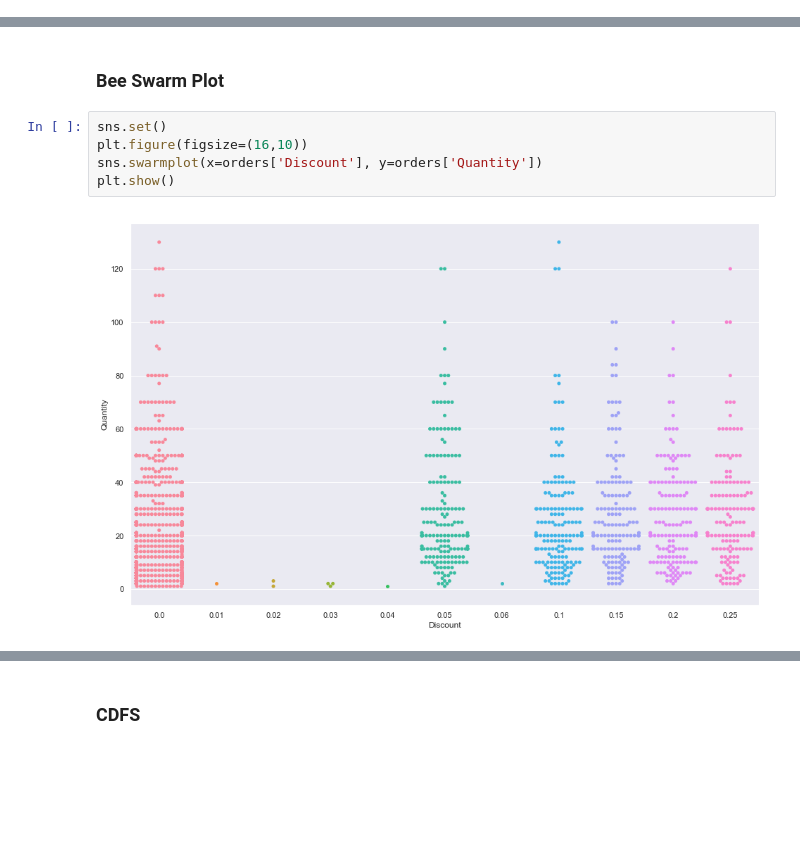
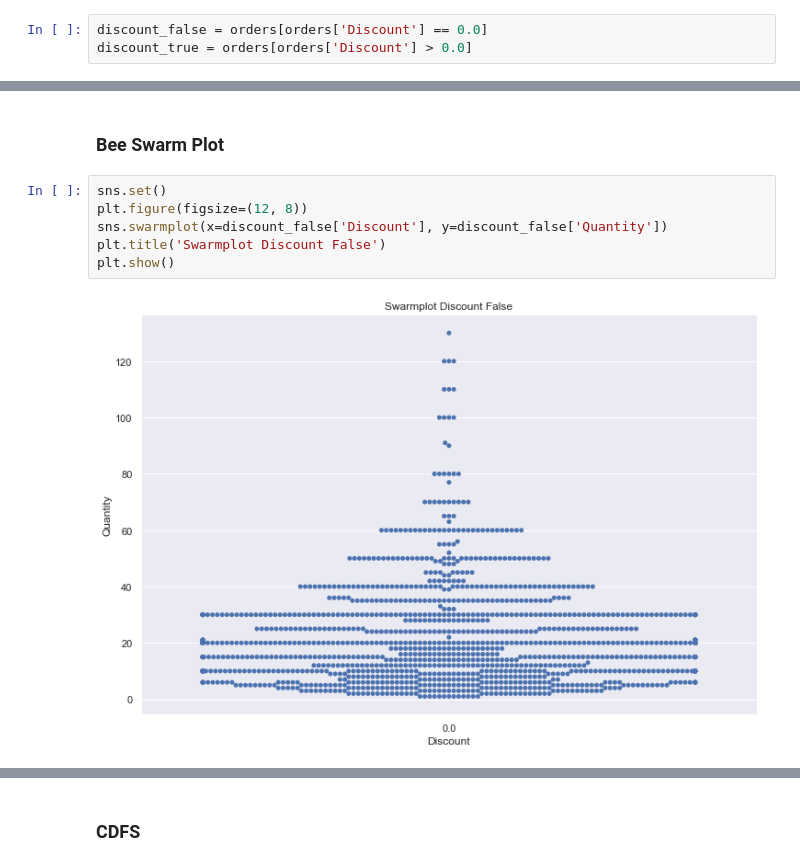
Before and after one commit to nitdip/dsc-2-final-project-online-ds-pt-100118, a Jupyter notebook: student.ipynb, the cells around one changed output, grey strips where cells are left out. Drawn from its saved outputs; the diff is of its cells as text; blank space fills up the shorter version.

```diff
--- a/student.ipynb
+++ b/student.ipynb
@@ -145,0 +153,3 @@ quantity = orders['Quantity']
+# %%
+discount_false = orders[orders['Discount'] == 0.0]
+discount_true = orders[orders['Discount'] > 0.0]
@@ -165,8 +193,9 @@ plt.show()
 ### Bee Swarm Plot
 # %%
 sns.set()
-plt.figure(figsize=(16,10))
-sns.swarmplot(x=orders['Discount'], y=orders['Quantity'])
+plt.figure(figsize=(12, 8))
+sns.swarmplot(x=discount_false['Discount'], y=discount_false['Quantity'])
+plt.title('Swarmplot Discount False')
 plt.show()
 # %% [output]
-[figure, old version]
+[figure, new version]
```
Also changed, not shown: parts of 58 cells of this notebook.
